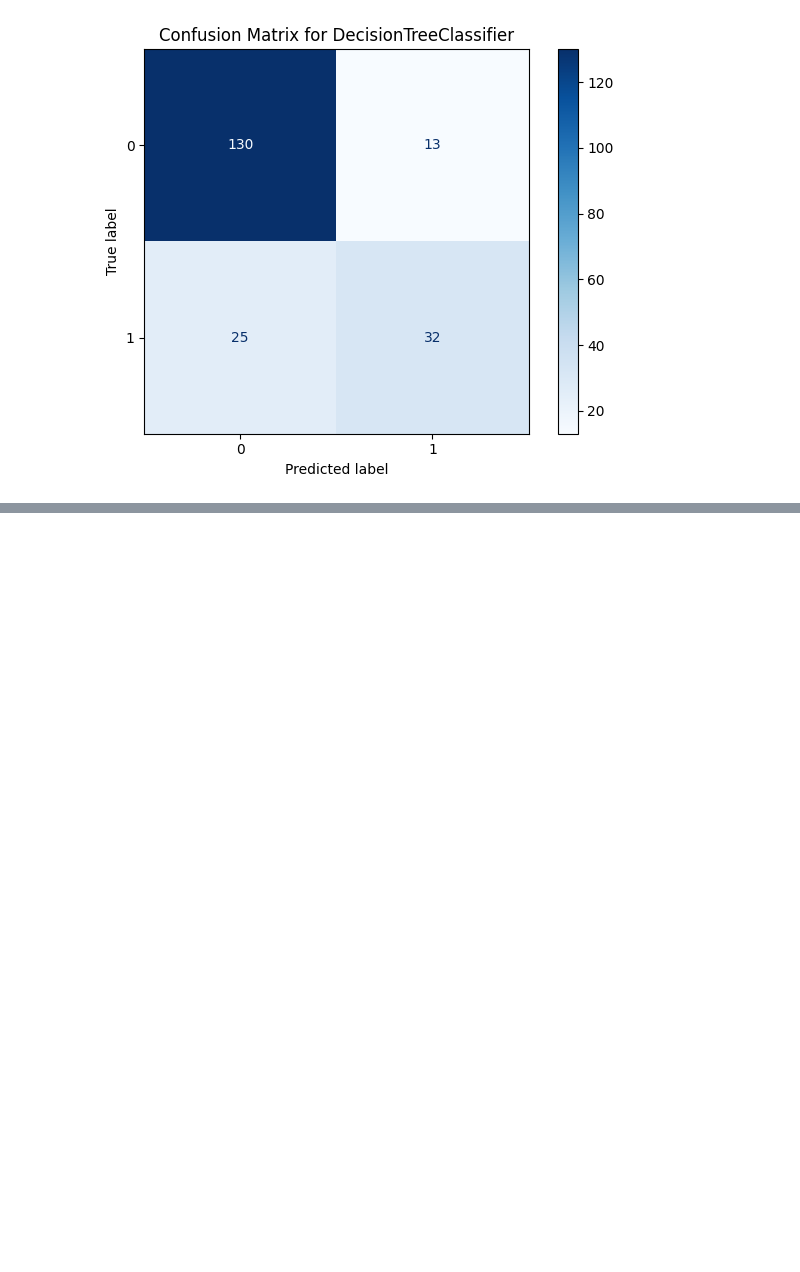
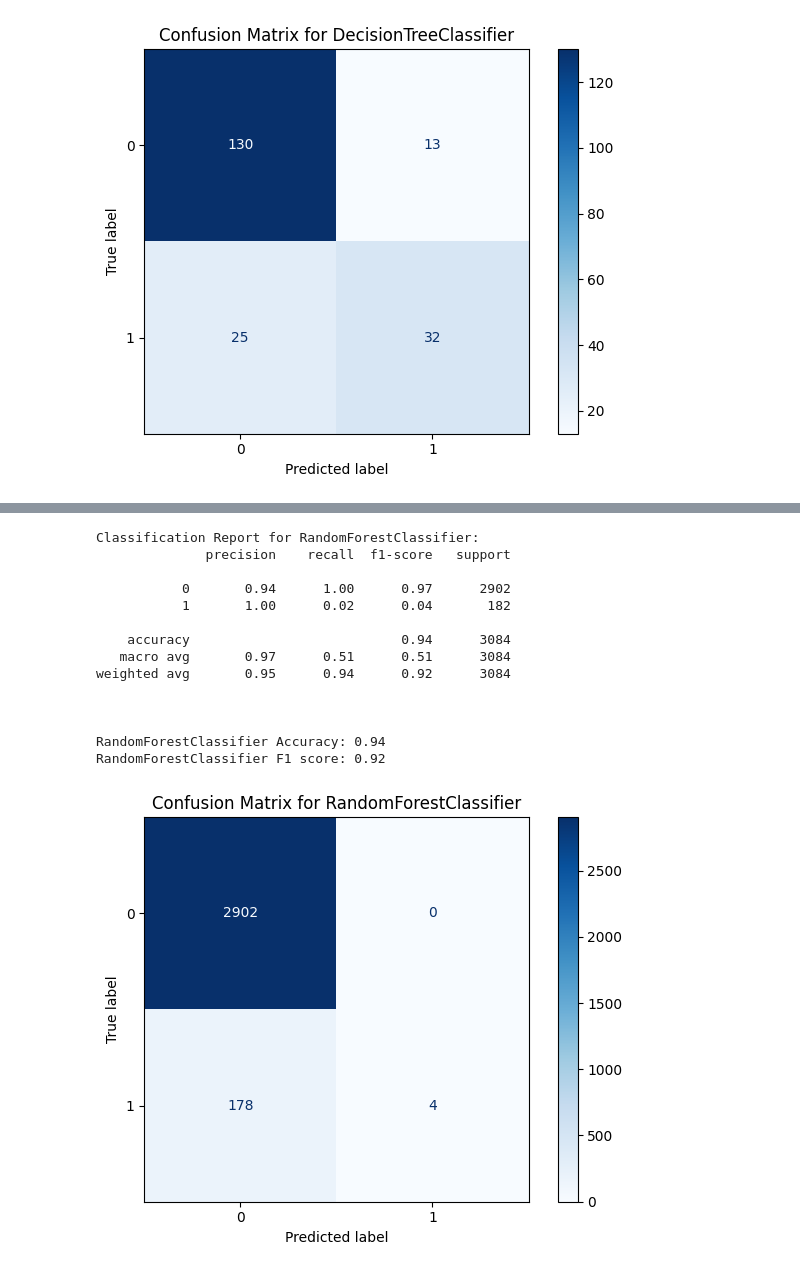
Before and after one commit to jtvon/799S-Data-Science-Capstone, a Jupyter notebook: Week-6-jupyter-notebook.ipynb, the cells around one changed output, grey strips where cells are left out. Saved outputs shown, nothing was run; the diff lists cells and outputs as text; code cells hidden in the pictures; blank space fills up the shorter version.

```diff
--- a/Week-6-jupyter-notebook.ipynb
+++ b/Week-6-jupyter-notebook.ipynb
@@ -198,3 +199,13 @@ Search Results (Top 5):
 
 Best Parameters: {'max_depth': 5, 'min_samples_split': 3}
 Best CV Score: 0.8407
+# %%
+# Run Grid search on the car claims dataset
+rf_car_params = {
+    'n_estimators': [10, 50, 100, 200, 500, 1000],
+    'max_depth': range(3,20),
+    'min_samples_split': range(2,5)
+}
+
+car_reg_rf_grid_best_params, car_reg_rf_grid_cv_score = gridsearchcv(
+    RandomForestClassifier, X_train_car_reg, y_train_car_reg, param_dict=rf_car_params, scoring='accuracy')
@@ -321,0 +408,19 @@ DecisionTreeClassifier F1 score: 0.80
+# %%
+# Grid Search Params Random Forest Classifier
+classifier_model(RandomForestClassifier, X_train_car_reg, y_train_car_reg, X_test_car_reg, y_test_car_reg, **car_reg_rf_grid_best_params)
+# %% [output]
+Classification Report for RandomForestClassifier:
+              precision    recall  f1-score   support
+
+           0       0.94      1.00      0.97      2902
+           1       1.00      0.02      0.04       182
+
+    accuracy                           0.94      3084
+   macro avg       0.97      0.51      0.51      3084
+weighted avg       0.95      0.94      0.92      3084
+
+
+
+RandomForestClassifier Accuracy: 0.94
+RandomForestClassifier F1 score: 0.92
+[figure, added]
```
Also changed, not shown: parts of 8 cells of this notebook.
